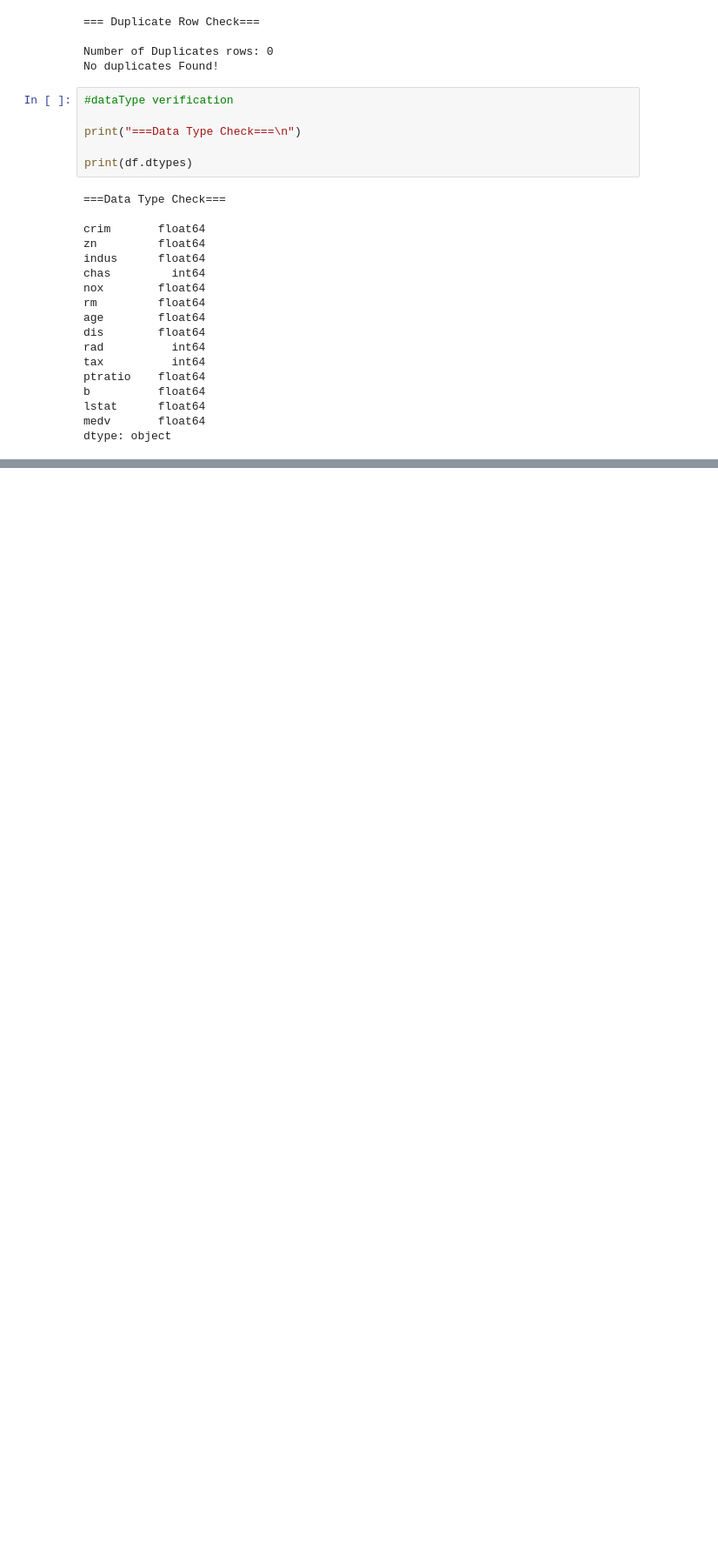
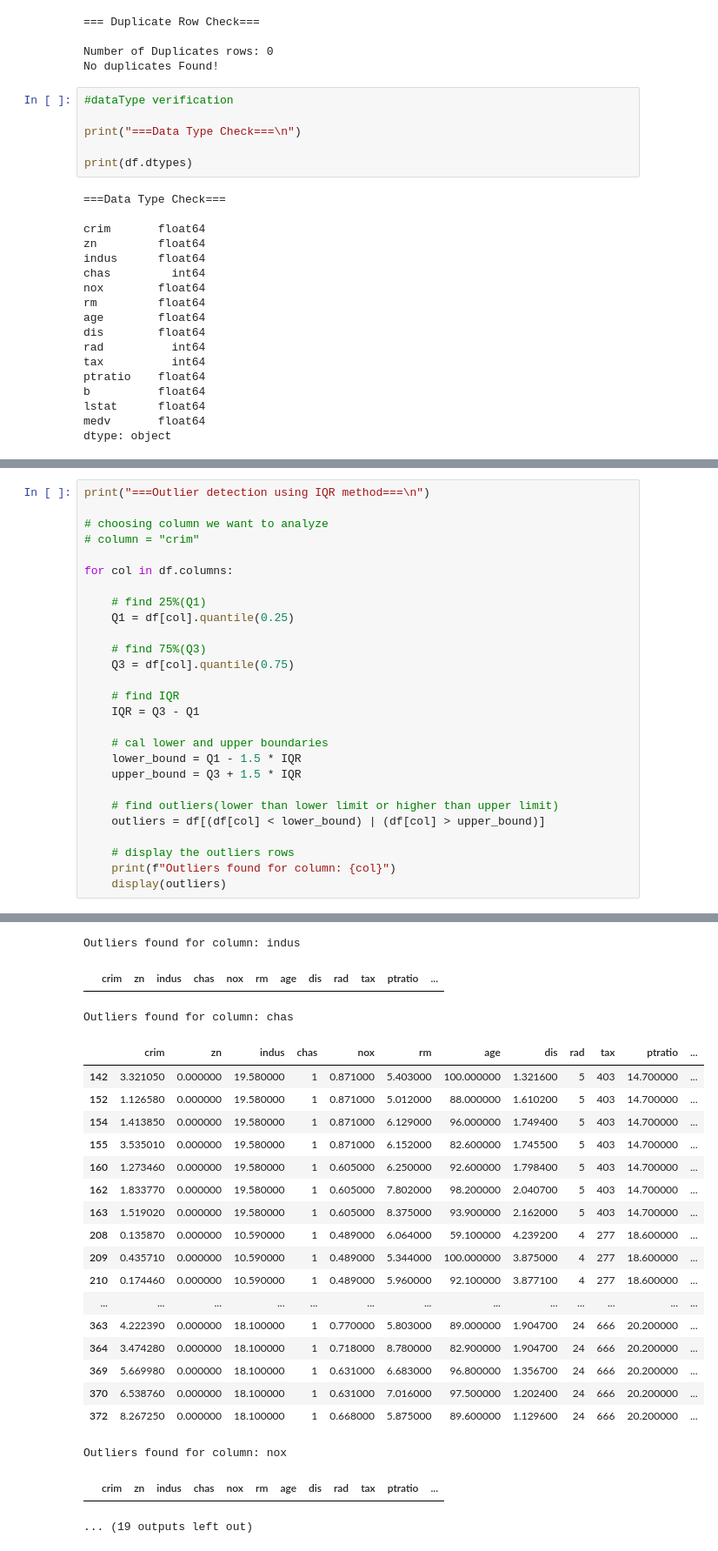
Before and after one commit to vnzhere/Python-, a Jupyter notebook: Housing_marketing_intelligence.ipynb, the cells around one changed output, grey strips where cells are left out. Shown at 87% size. Saved outputs shown, nothing was run; the diff lists cells and outputs as text; blank space fills up the shorter version.

```diff
--- a/Housing_marketing_intelligence.ipynb
+++ b/Housing_marketing_intelligence.ipynb
@@ -290,0 +256,28 @@ for col in df.columns:
+# %%
+print("===Outlier detection using IQR method===\n")
+
+# choosing column we want to analyze
+# column = "crim"
+
+for col in df.columns:
+
+    # find 25%(Q1)
+    Q1 = df[col].quantile(0.25)
+
+    # find 75%(Q3)
+    Q3 = df[col].quantile(0.75)
+
+    # find IQR
+    IQR = Q3 - Q1
+
+    # cal lower and upper boundaries
+    lower_bound = Q1 - 1.5 * IQR
+    upper_bound = Q3 + 1.5 * IQR
+
+    # find outliers(lower than lower limit or higher than upper limit)
+    outliers = df[(df[col] < lower_bound) | (df[col] > upper_bound)]
+
+    # display the outliers rows
+    print(f"Outliers found for column: {col}")
+    display(outliers)
+# %% [output]
@@ -290,0 +314,23 @@ for col in df.columns:
+Outliers found for column: indus
+|  | crim | zn | indus | chas | nox | rm | age | dis | rad | tax | ptratio | ... |
+Outliers found for column: chas
+|  | crim | zn | indus | chas | nox | rm | age | dis | rad | tax | ptratio | ... |
+| 142 | 3.321050 | 0.000000 | 19.580000 | 1 | 0.871000 | 5.403000 | 100.000000 | 1.321600 | 5 | 403 | 14.700000 | ... |
+| 152 | 1.126580 | 0.000000 | 19.580000 | 1 | 0.871000 | 5.012000 | 88.000000 | 1.610200 | 5 | 403 | 14.700000 | ... |
+| 154 | 1.413850 | 0.000000 | 19.580000 | 1 | 0.871000 | 6.129000 | 96.000000 | 1.749400 | 5 | 403 | 14.700000 | ... |
+| 155 | 3.535010 | 0.000000 | 19.580000 | 1 | 0.871000 | 6.152000 | 82.600000 | 1.745500 | 5 | 403 | 14.700000 | ... |
+| 160 | 1.273460 | 0.000000 | 19.580000 | 1 | 0.605000 | 6.250000 | 92.600000 | 1.798400 | 5 | 403 | 14.700000 | ... |
+| 162 | 1.833770 | 0.000000 | 19.580000 | 1 | 0.605000 | 7.802000 | 98.200000 | 2.040700 | 5 | 403 | 14.700000 | ... |
+| 163 | 1.519020 | 0.000000 | 19.580000 | 1 | 0.605000 | 8.375000 | 93.900000 | 2.162000 | 5 | 403 | 14.700000 | ... |
+| 208 | 0.135870 | 0.000000 | 10.590000 | 1 | 0.489000 | 6.064000 | 59.100000 | 4.239200 | 4 | 277 | 18.600000 | ... |
+| 209 | 0.435710 | 0.000000 | 10.590000 | 1 | 0.489000 | 5.344000 | 100.000000 | 3.875000 | 4 | 277 | 18.600000 | ... |
+| 210 | 0.174460 | 0.000000 | 10.590000 | 1 | 0.489000 | 5.960000 | 92.100000 | 3.877100 | 4 | 277 | 18.600000 | ... |
+| ... | ... | ... | ... | ... | ... | ... | ... | ... | ... | ... | ... | ... |
+| 363 | 4.222390 | 0.000000 | 18.100000 | 1 | 0.770000 | 5.803000 | 89.000000 | 1.904700 | 24 | 666 | 20.200000 | ... |
+| 364 | 3.474280 | 0.000000 | 18.100000 | 1 | 0.718000 | 8.780000 | 82.900000 | 1.904700 | 24 | 666 | 20.200000 | ... |
+| 369 | 5.669980 | 0.000000 | 18.100000 | 1 | 0.631000 | 6.683000 | 96.800000 | 1.356700 | 24 | 666 | 20.200000 | ... |
+| 370 | 6.538760 | 0.000000 | 18.100000 | 1 | 0.631000 | 7.016000 | 97.500000 | 1.202400 | 24 | 666 | 20.200000 | ... |
+| 372 | 8.267250 | 0.000000 | 18.100000 | 1 | 0.668000 | 5.875000 | 89.600000 | 1.129600 | 24 | 666 | 20.200000 | ... |
+Outliers found for column: nox
+|  | crim | zn | indus | chas | nox | rm | age | dis | rad | tax | ptratio | ... |
+... (19 outputs left out)
```
Also changed, not shown: parts of 3 cells of this notebook.
